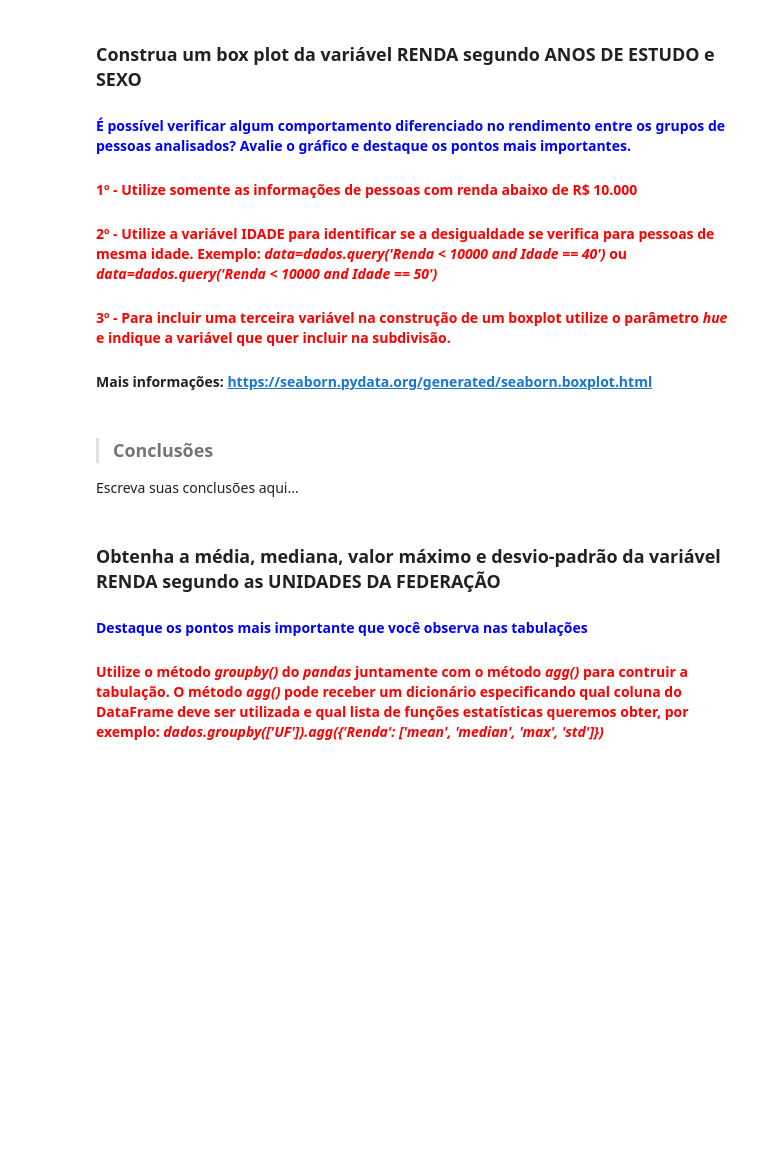
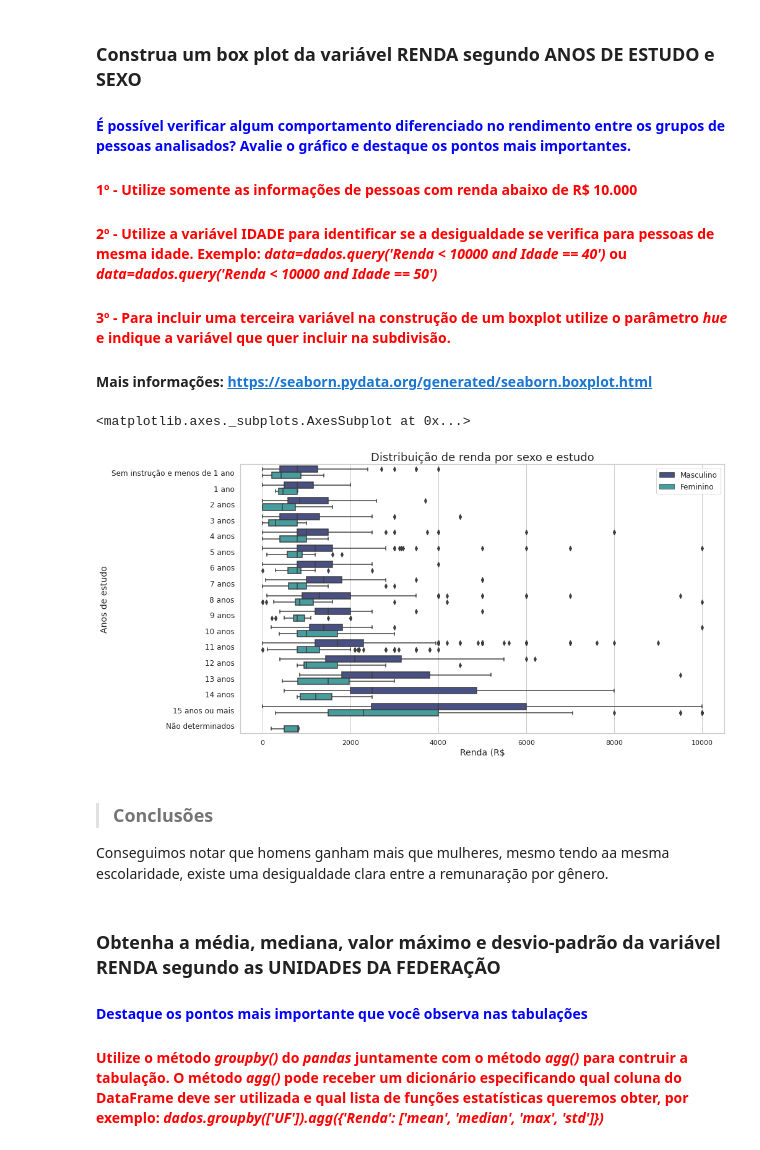
Before and after one commit to vsoier/Curso_de_Estat-stica_Parte_1, a Jupyter notebook: Análise_Descritiva.ipynb, the cells around one changed output. Cells and saved outputs as stored; diff of their text form; code cells hidden in the pictures; blank space fills up the shorter version.

```diff
--- a/Análise_Descritiva.ipynb
+++ b/Análise_Descritiva.ipynb
@@ -405,10 +557,25 @@ from scipy import stats
 #### <font color='red'>2º - Utilize a variável IDADE para identificar se a desigualdade se verifica para pessoas de mesma idade. Exemplo: <i>data=dados.query('Renda < 10000 and Idade == 40')</i> ou <i>data=dados.query('Renda < 10000 and Idade == 50')</i></font>
 #### <font color='red'>3º - Para incluir uma terceira variável na construção de um boxplot utilize o parâmetro <i>hue</i> e indique a variável que quer incluir na subdivisão.</font>
 #### Mais informações: https://seaborn.pydata.org/generated/seaborn.boxplot.html
-# %% [markdown]
-> ### Conclusões
-
-Escreva suas conclusões aqui...
+# %%
+ax = sns.boxplot(y='Anos de Estudo', x='Renda', data= dados.query('Renda <=10000and Idade == 40' ), hue='Sexo', palette="mako", orient= 'h')
+ax.figure.set_size_inches(14,8)
+ax.set_xlabel('Renda (R$', fontsize=14)
+ax.set_ylabel('Anos de estudo', fontsize=14)
+ax.set_title('Distribuição de renda por sexo e estudo', fontsize=18)
+ax.set_yticklabels([key for key in anos_de_estudo.values()], fontsize=12)
+
+handles, _ = ax.get_legend_handles_labels()
+ax.legend(handles, ['Masculino', 'Feminino'], fontsize=12)
+
+ax
+# %% [output]
+<matplotlib.axes._subplots.AxesSubplot at 0x...>
+[figure, added]
+# %% [markdown]
+> ### Conclusões
+
+Conseguimos notar que homens ganham mais que mulheres, mesmo tendo aa mesma escolaridade, existe uma desigualdade clara entre a remunaração por gênero.
 # %% [markdown]
 ### Obtenha a média, mediana, valor máximo e desvio-padrão da variável RENDA segundo as UNIDADES DA FEDERAÇÃO
 #### <font color='blue'>Destaque os pontos mais importante que você observa nas tabulações</font>
```
Also changed, not shown: parts of 31 cells of this notebook.
